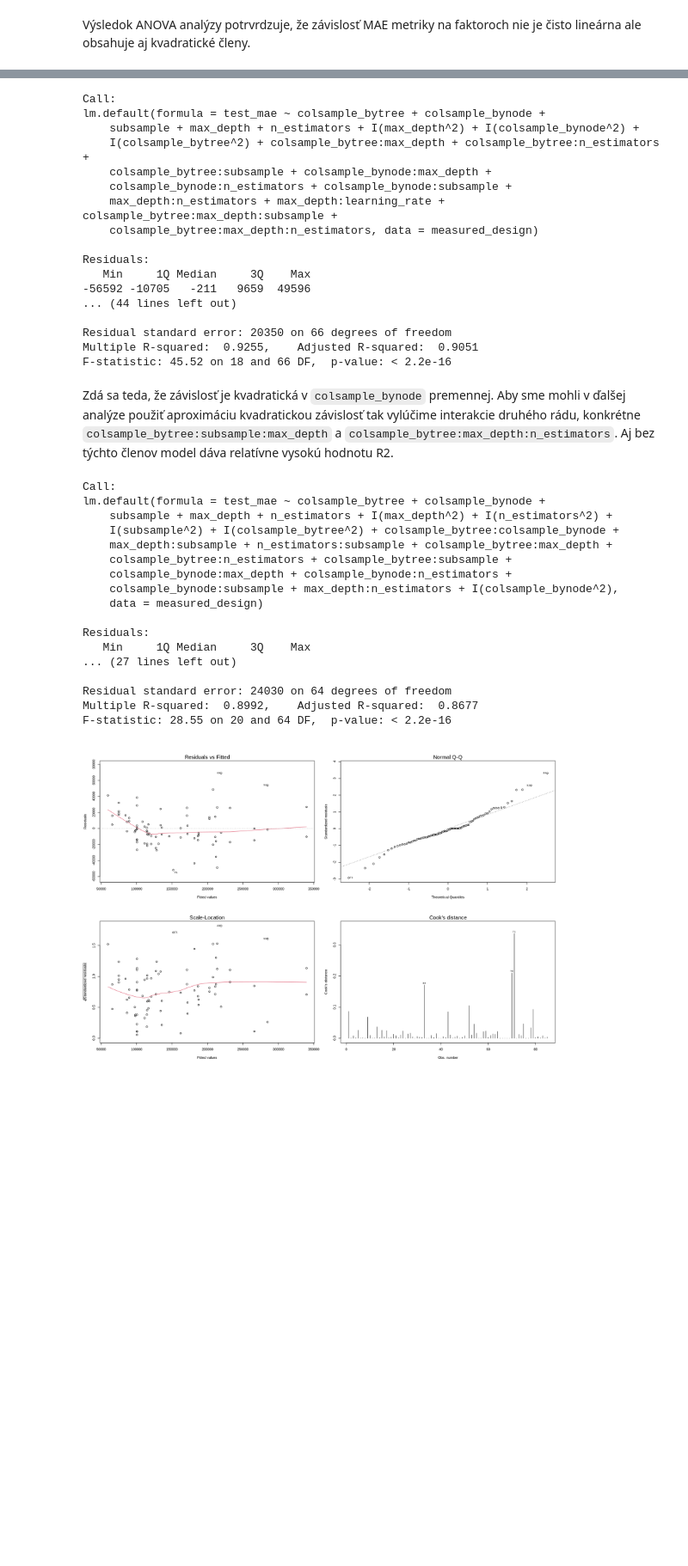
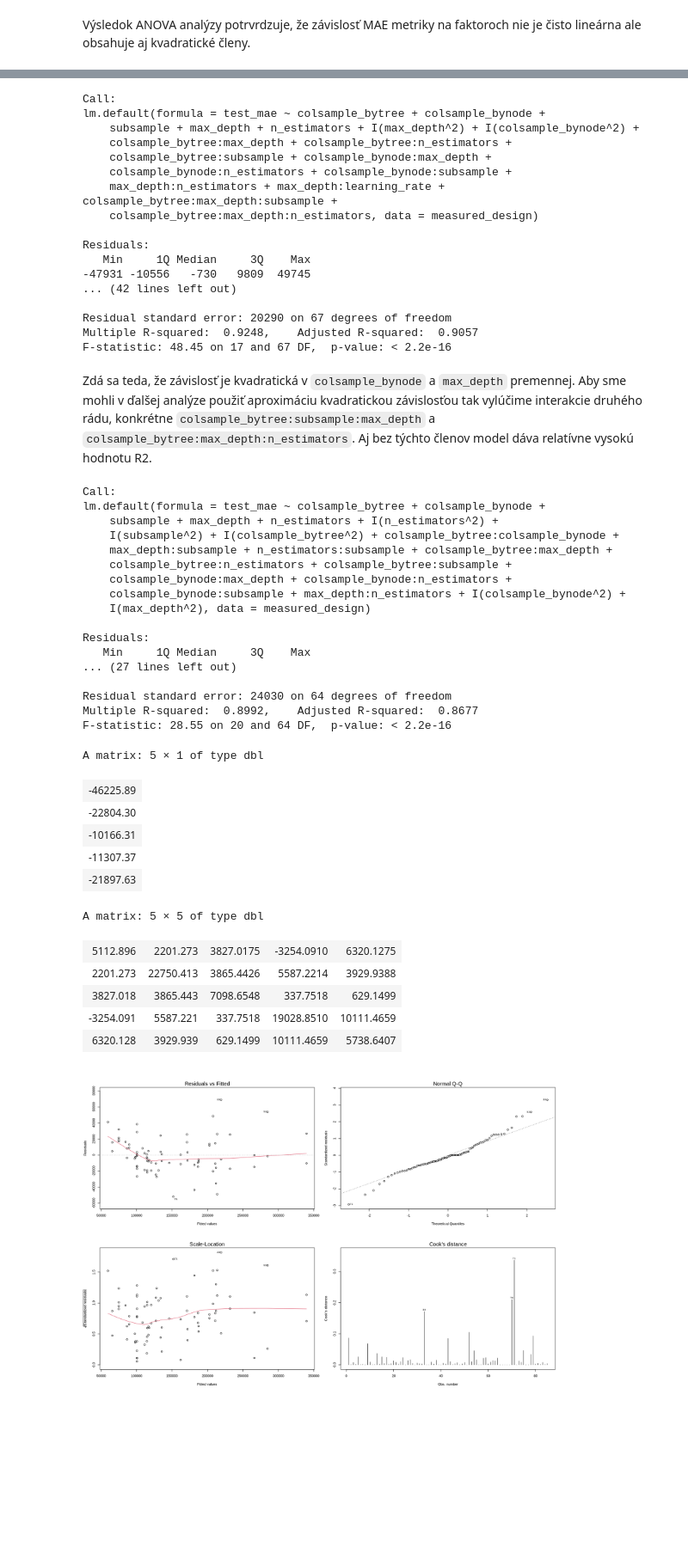
Before and after one commit to Many98/01NAEX, a Jupyter notebook: Protokol_EF.ipynb, the cells around one changed output, grey strips where cells are left out. Shown at 86% size. Cells and saved outputs as stored; diff of their text form; code cells hidden in the pictures; blank space fills up the shorter version.

```diff
--- a/Protokol_EF.ipynb
+++ b/Protokol_EF.ipynb
@@ -491,7 +488,7 @@ lin_model <- lm(test_mae~colsample_bytree +
                       I(max_depth^2)+
                         #I(n_estimators^2)+
                         #I(subsample^2)+
-                        I(colsample_bynode^2) + I(colsample_bytree^2)+
+                        I(colsample_bynode^2) + #I(colsample_bytree^2)+
 
                      colsample_bytree:max_depth +
                       colsample_bytree:n_estimators +
@@ -511,7 +508,7 @@ summary(lin_model)
 Call:
 lm.default(formula = test_mae ~ colsample_bytree + colsample_bynode +
     subsample + max_depth + n_estimators + I(max_depth^2) + I(colsample_bynode^2) +
-    I(colsample_bytree^2) + colsample_bytree:max_depth + colsample_bytree:n_estimators +
+    colsample_bytree:max_depth + colsample_bytree:n_estimators +
     colsample_bytree:subsample + colsample_bynode:max_depth +
     colsample_bynode:n_estimators + colsample_bynode:subsample +
     max_depth:n_estimators + max_depth:learning_rate + colsample_bytree:max_depth:subsample +
@@ -519,27 +516,29 @@ lm.default(formula = test_mae ~ colsample_bytree + colsample_bynode +
 
 Residuals:
    Min     1Q Median     3Q    Max
--56592 -10705   -211   9659  49596
-... (44 lines left out)
+-47931 -10556   -730   9809  49745
+... (42 lines left out)
 
-Residual standard error: 20350 on 66 degrees of freedom
-Multiple R-squared:  0.9255,    Adjusted R-squared:  0.9051
-F-statistic: 45.52 on 18 and 66 DF,  p-value: < 2.2e-16
+Residual standard error: 20290 on 67 degrees of freedom
+Multiple R-squared:  0.9248,    Adjusted R-squared:  0.9057
+F-statistic: 48.45 on 17 and 67 DF,  p-value: < 2.2e-16
 # %% [markdown]
-Zdá sa teda, že závislosť je kvadratická v `colsample_bynode` premennej. Aby sme mohli v ďalšej analýze použiť aproximáciu kvadratickou závislosť tak vylúčime interakcie druhého rádu, konkrétne `colsample_bytree:subsample:max_depth` a `colsample_bytree:max_depth:n_estimators`. Aj bez týchto členov model dáva relatívne vysokú hodnotu R2.
+Zdá sa teda, že závislosť je kvadratická v `colsample_bynode` a `max_depth` premennej. Aby sme mohli v ďalšej analýze použiť aproximáciu kvadratickou závislosťou tak vylúčime interakcie druhého rádu, konkrétne `colsample_bytree:subsample:max_depth` a `colsample_bytree:max_depth:n_estimators`. Aj bez týchto členov model dáva relatívne vysokú hodnotu R2.
 # %%
 final_lin_model <- lm(test_mae~colsample_bytree +
                       colsample_bynode +
                       subsample + max_depth +
                       n_estimators +
 
-                      I(max_depth^2)+
+                      # add other (non-significant)factors for quadrature
+                      # -----------------------
                         I(n_estimators^2)+
                         I(subsample^2)+
                        I(colsample_bytree^2)+
                        colsample_bytree:colsample_bynode+
                        max_depth:subsample+
                        n_estimators:subsample+
+                    #---------------------------
 
                      colsample_bytree:max_depth +
                       colsample_bytree:n_estimators +
@@ -549,25 +548,25 @@ final_lin_model <- lm(test_mae~colsample_bytree +
                       colsample_bynode:subsample +
                       max_depth:n_estimators +
 
-                      #max_depth:learning_rate +
 
-                    I(colsample_bynode^2)
+                     I(colsample_bynode^2)+
+                      I(max_depth^2)
                      #colsample_bytree:max_depth:subsample +
                      #colsample_bytree:max_depth:n_estimators
-                   , data=measured_design) # data[1:64,]
+                   , data=measured_design) # <- data with center and center composite design
 
 
 summary(final_lin_model)
 # %% [output]
 Call:
 lm.default(formula = test_mae ~ colsample_bytree + colsample_bynode +
-    subsample + max_depth + n_estimators + I(max_depth^2) + I(n_estimators^2) +
+    subsample + max_depth + n_estimators + I(n_estimators^2) +
     I(subsample^2) + I(colsample_bytree^2) + colsample_bytree:colsample_bynode +
     max_depth:subsample + n_estimators:subsample + colsample_bytree:max_depth +
     colsample_bytree:n_estimators + colsample_bytree:subsample +
     colsample_bynode:max_depth + colsample_bynode:n_estimators +
-    colsample_bynode:subsample + max_depth:n_estimators + I(colsample_bynode^2),
-    data = measured_design)
+    colsample_bynode:subsample + max_depth:n_estimators + I(colsample_bynode^2) +
+    I(max_depth^2), data = measured_design)
 
 Residuals:
    Min     1Q Median     3Q    Max
@@ -576,6 +575,34 @@ Residuals:
 Residual standard error: 24030 on 64 degrees of freedom
 Multiple R-squared:  0.8992,    Adjusted R-squared:  0.8677
 F-statistic: 28.55 on 20 and 64 DF,  p-value: < 2.2e-16
+# %%
+ # full quadratic model
+ # cs_bt, cs_bn, sub, m_d, n_estim
+ b = matrix(c(final_lin_model$coeff[2],final_lin_model$coeff[3], final_lin_model$coeff[4],
+             final_lin_model$coeff[5], final_lin_model$coeff[6]),5,1)
+          #   colsample_bytree             colsample_bynode               subsample                 max_depth                     n_estimators
+ B = matrix(c(final_lin_model$coeff[9], final_lin_model$coeff[12]/2, final_lin_model$coeff[17]/2, final_lin_model$coeff[15]/2, final_lin_model$coeff[16]/2,
+              final_lin_model$coeff[12]/2, final_lin_model$coeff[10], final_lin_model$coeff[20]/2, final_lin_model$coeff[18]/2 ,final_lin_model$coeff[19]/2,
+              final_lin_model$coeff[17]/2, final_lin_model$coeff[20]/2,final_lin_model$coeff[8],final_lin_model$coeff[13]/2,final_lin_model$coeff[14]/2,
+              final_lin_model$coeff[15]/2, final_lin_model$coeff[18]/2,final_lin_model$coeff[13]/2,final_lin_model$coeff[11],final_lin_model$coeff[21]/2,
+              final_lin_model$coeff[16]/2,final_lin_model$coeff[19]/2, final_lin_model$coeff[14]/2, final_lin_model$coeff[21]/2, final_lin_model$coeff[7])
+
+              ,5,5)
+b
+B
+# %% [output]
+A matrix: 5 × 1 of type dbl
+| -46225.89 |
+| -22804.30 |
+| -10166.31 |
+| -11307.37 |
+| -21897.63 |
+A matrix: 5 × 5 of type dbl
+| 5112.896 | 2201.273 | 3827.0175 | -3254.0910 | 6320.1275 |
+| 2201.273 | 22750.413 | 3865.4426 | 5587.2214 | 3929.9388 |
+| 3827.018 | 3865.443 | 7098.6548 | 337.7518 | 629.1499 |
+| -3254.091 | 5587.221 | 337.7518 | 19028.8510 | 10111.4659 |
+| 6320.128 | 3929.939 | 629.1499 | 10111.4659 | 5738.6407 |
 # %%
 par(mfrow = c(3,2))
 options(repr.plot.width = 15, repr.plot.height = 15)
```
Also changed, not shown: parts of 11 cells of this notebook.
